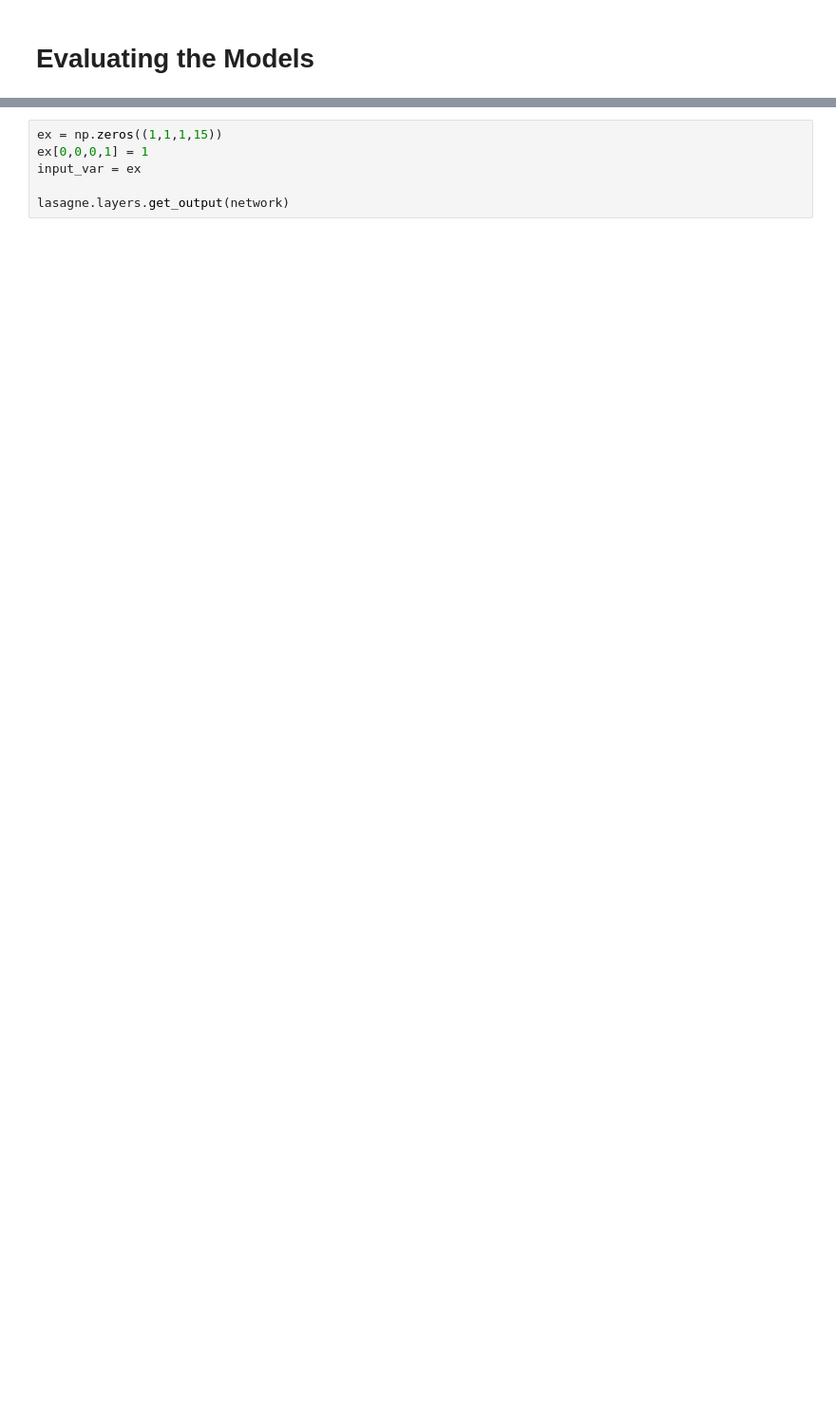
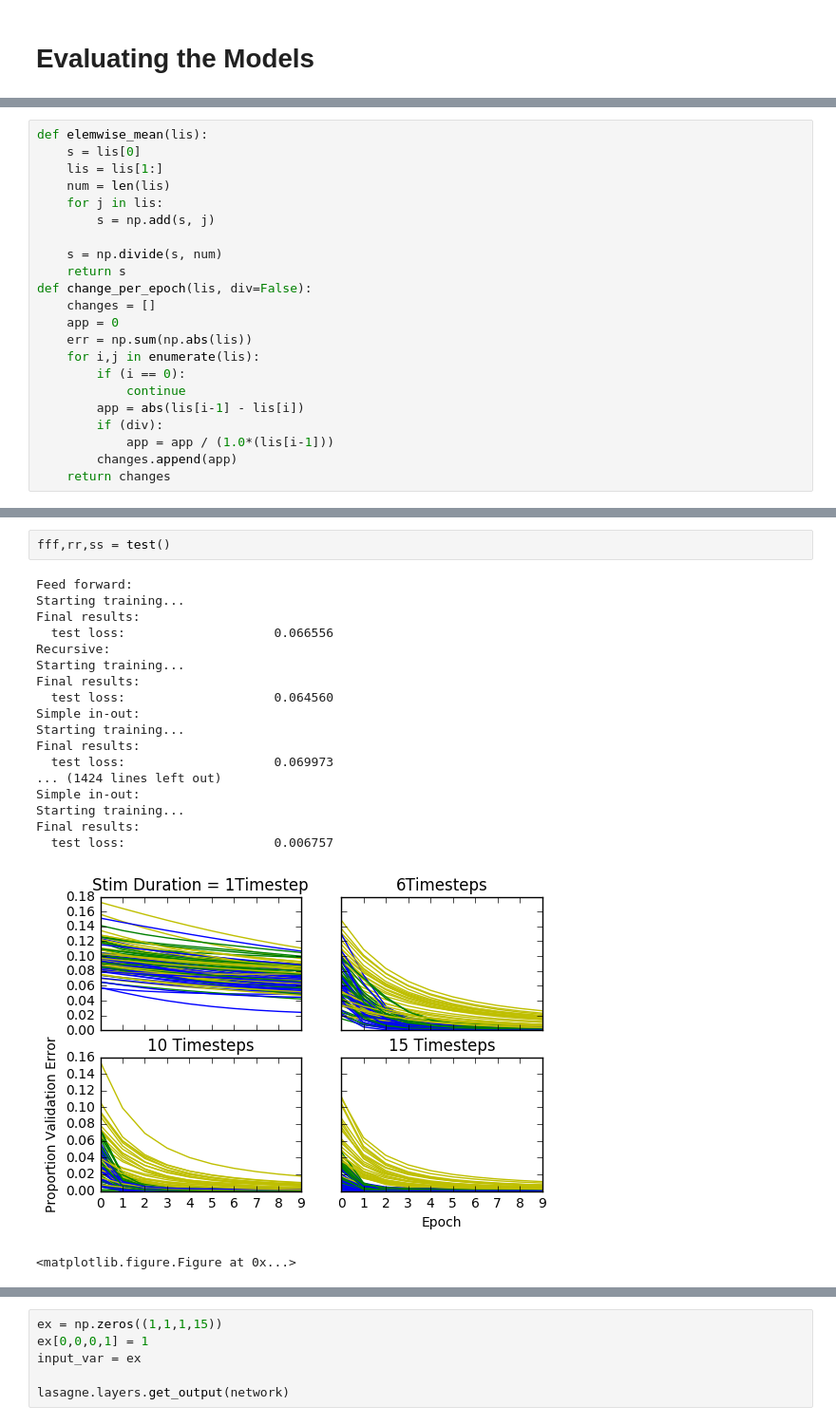
Before and after one commit to nicholasburka/dopamine, a Jupyter notebook: Py/NeuralNets.ipynb, the cells around one changed output, grey strips where cells are left out. Shown at 95% size. Drawn from its saved outputs; the diff is of its cells as text; blank space fills up the shorter version.

```diff
--- a/Py/NeuralNets.ipynb
+++ b/Py/NeuralNets.ipynb
@@ -1045,0 +781,22 @@ W[1:]
+# %%
+def elemwise_mean(lis):
+    s = lis[0]
+    lis = lis[1:]
+    num = len(lis)
+    for j in lis:
+        s = np.add(s, j)
+
+    s = np.divide(s, num)
+    return s
+def change_per_epoch(lis, div=False):
+    changes = []
+    app = 0
+    err = np.sum(np.abs(lis))
+    for i,j in enumerate(lis):
+        if (i == 0):
+            continue
+        app = abs(lis[i-1] - lis[i])
+        if (div):
+            app = app / (1.0*(lis[i-1]))
+        changes.append(app)
+    return changes
@@ -1124,0 +1094,22 @@ int('21' + str(1))
+# %%
+fff,rr,ss = test()
+# %% [output]
+Feed forward:
+Starting training...
+Final results:
+  test loss:                    0.066556
+Recursive:
+Starting training...
+Final results:
+  test loss:                    0.064560
+Simple in-out:
+Starting training...
+Final results:
+  test loss:                    0.069973
+... (1424 lines left out)
+Simple in-out:
+Starting training...
+Final results:
+  test loss:                    0.006757
+[figure, added]
+<matplotlib.figure.Figure at 0x...>
```
Also changed, not shown: parts of 22 cells of this notebook, 9 other files.
